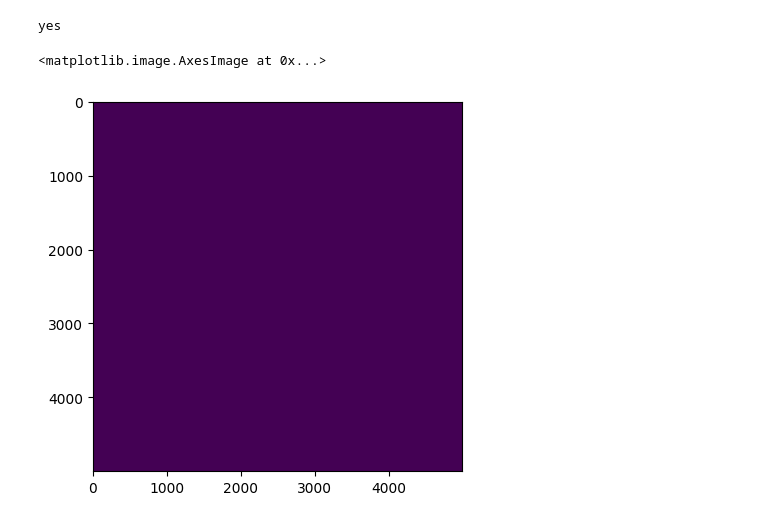
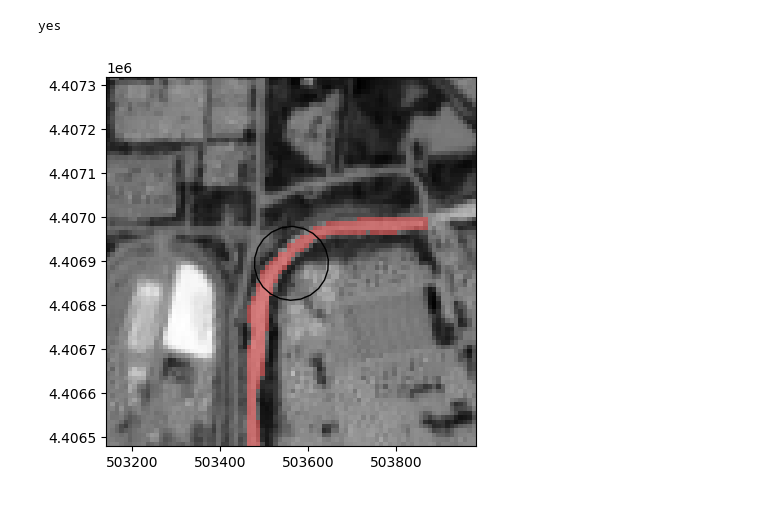
Before and after one commit to wherediddavidgo/multitemporal_RSSA, a Jupyter notebook: stac_processing_download.ipynb, the cells around one changed output. Drawn from its saved outputs; the diff is of its cells as text; code cells hidden in the pictures.

Commit message:
show_plot code blocks at the bottom for spot checking validation

```diff
--- a/stac_processing_download.ipynb
+++ b/stac_processing_download.ipynb
@@ -687,9 +687,9 @@ else:
     print('no')
 # %% [output]
 yes
-# %%
-gm = geometry_mask([pill], out_shape=(5000, 5000), transform=trans)
-plt.imshow(gm)
-# %% [output]
-<matplotlib.image.AxesImage at 0x...>
-[figure, removed]
+# %%
+squares = gpd.read_file(square_path)
+circles = gpd.read_file(circle_path)
+pills = gpd.read_file(pill_path)
+pts = gpd.read_file(pt_path)
+vector_centerline = gpd.read_file(centerline_path)
@@ -695,0 +701,6 @@ plt.imshow(gm)
+# %%
+timg = 'S2A_13TDE_20240412_0_L2A'
+tindx = 41178
+show_plot(timg, tindx, squares, pills, circles, vector_centerline)
+# %% [output]
+[figure, added]
```
Also changed, not shown: parts of 2 cells of this notebook.
